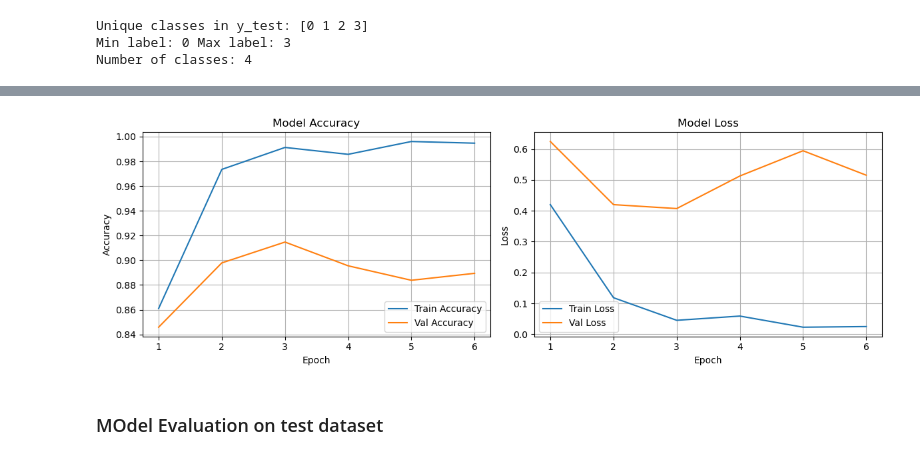
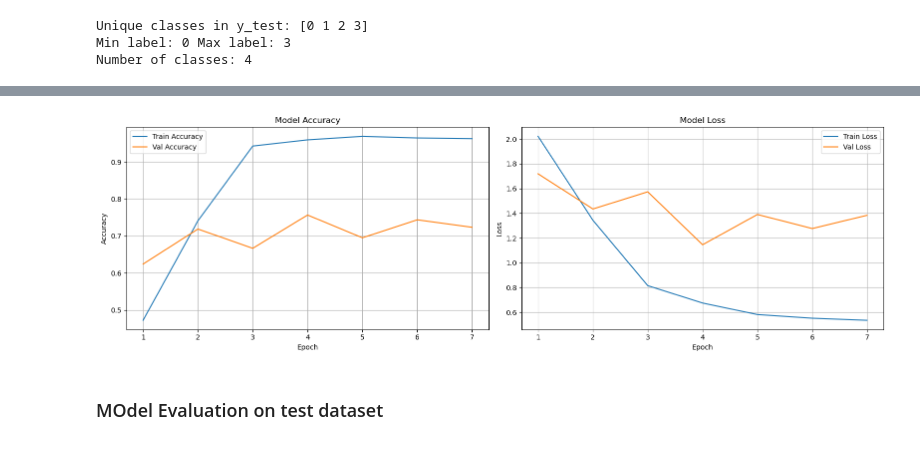
Before and after one commit to PSswathi/music-genre-and-composer-classification, a Jupyter notebook: notebooks/final-project-aai-511-lstm-bistm-attn-swathi.ipynb, the cells around one changed output, grey strips where cells are left out. Saved outputs shown, nothing was run; the diff lists cells and outputs as text; code cells hidden in the pictures.

Commit message:
final lstm implementation n annotated

```diff
--- a/notebooks/final-project-aai-511-lstm-bistm-attn-swathi.ipynb
+++ b/notebooks/final-project-aai-511-lstm-bistm-attn-swathi.ipynb
@@ -569,5 +651,7 @@ plt.show()
 # %%
 # Upper triangle of the correlation matrix
+
+corr_matrix = df_train_aug.corr(numeric_only=True)
 upper = corr_matrix.where(np.triu(np.ones(corr_matrix.shape), k=1).astype(bool))
 
 # Find columns to drop
@@ -634,7 +718,7 @@ lstm_features = [
     'AvgInterval', 'RhythmicVariety', 'ChordDensity'
 ]
 
-CHUNK_SIZE = 100  # Number of notes per LSTM input sequence
+CHUNK_SIZE = 200  # Number of notes per LSTM input sequence
 
 def create_lstm_chunks(df, chunk_size=CHUNK_SIZE, label_column='ComposerID'):
     X_chunks = []
@@ -682,13 +766,29 @@ y_test shape: (2238,)
 from tensorflow.keras.models import Sequential
 from tensorflow.keras.layers import LSTM, Dense, Dropout, Input
 from tensorflow.keras.optimizers import Adam
+from tensorflow.keras import regularizers
 
-def build_lstm_model(units=64, dropout_rate=0.5, learning_rate=0.001, input_shape=(100, 14), num_classes=4):
+def build_lstm_model(
+    units=64,
+    dropout_rate=0.5,
+    learning_rate=0.001,
+    input_shape=(200, 14),
+    num_classes=4,
+    l2_lambda=0.01  # <-- L2 regularization strength
+):
     model = Sequential()
-    model.add(Input(shape=input_shape))     # Avoids warning
-    model.add(LSTM(units))                  # Main recurrent layer
-    model.add(Dropout(dropout_rate))        # Regularization
-    model.add(Dense(num_classes, activation='softmax'))  # Output layer
+    model.add(Input(shape=input_shape))
+    model.add(LSTM(
+        units,
+        kernel_regularizer=regularizers.l2(l2_lambda),    # <-- L2 on weights
+        recurrent_regularizer=regularizers.l2(l2_lambda)  # <-- L2 on recurrent weights
+    ))
+    model.add(Dropout(dropout_rate))
+    model.add(Dense(
+        num_classes,
+        activation='softmax',
+        kernel_regularizer=regularizers.l2(l2_lambda)     # <-- L2 on output layer
+    ))
 
     optimizer = Adam(learning_rate=learning_rate)
     model.compile(loss='sparse_categorical_crossentropy', optimizer=optimizer, metrics=['accuracy'])
@@ -835,15 +962,17 @@ plt.show()
 final_model = build_lstm_model(
     units=64,
     dropout_rate=0.5,
-    learning_rate=0.001,
-    input_shape=(100, 14)
+    learning_rate=0.0005,
+    input_shape=(200, 14),
+    num_classes=4,
+    l2_lambda=0.01
 )
 
 final_history = final_model.fit(
     X_train, y_train,
     validation_data=(X_val, y_val),
-    epochs=100,
-    batch_size=64,
+    epochs=30,
+    batch_size=128,
     callbacks=[EarlyStopping(patience=3, restore_best_weights=True)],
     verbose=0
 )
@@ -854,35 +983,35 @@ import matplotlib.pyplot as plt
 acc = final_history.history['accuracy']
 val_acc = final_history.history['val_accuracy']
 loss = final_history.history['loss']
 val_loss = final_history.history['val_loss']
 epochs_range = range(1, len(acc) + 1)
 
-plt.figure(figsize=(12, 4))
+plt.figure(figsize=(16, 5))
 
 # Accuracy Plot
 plt.subplot(1, 2, 1)
 plt.plot(epochs_range, acc, label='Train Accuracy')
 plt.plot(epochs_range, val_acc, label='Val Accuracy')
 plt.title('Model Accuracy')
 plt.xlabel('Epoch')
 plt.ylabel('Accuracy')
 plt.legend()
 plt.grid(True)
 
 # Loss Plot
 plt.subplot(1, 2, 2)
 plt.plot(epochs_range, loss, label='Train Loss')
 plt.plot(epochs_range, val_loss, label='Val Loss')
 plt.title('Model Loss')
 plt.xlabel('Epoch')
 plt.ylabel('Loss')
 plt.legend()
 plt.grid(True)
 
 plt.tight_layout()
 plt.show()
 # %% [output]
-[figure, old version]
+[figure, new version]
 # %% [markdown]
 ### MOdel Evaluation on test dataset
 # %%
```
Also changed, not shown: parts of 59 cells of this notebook, 3 other files.
